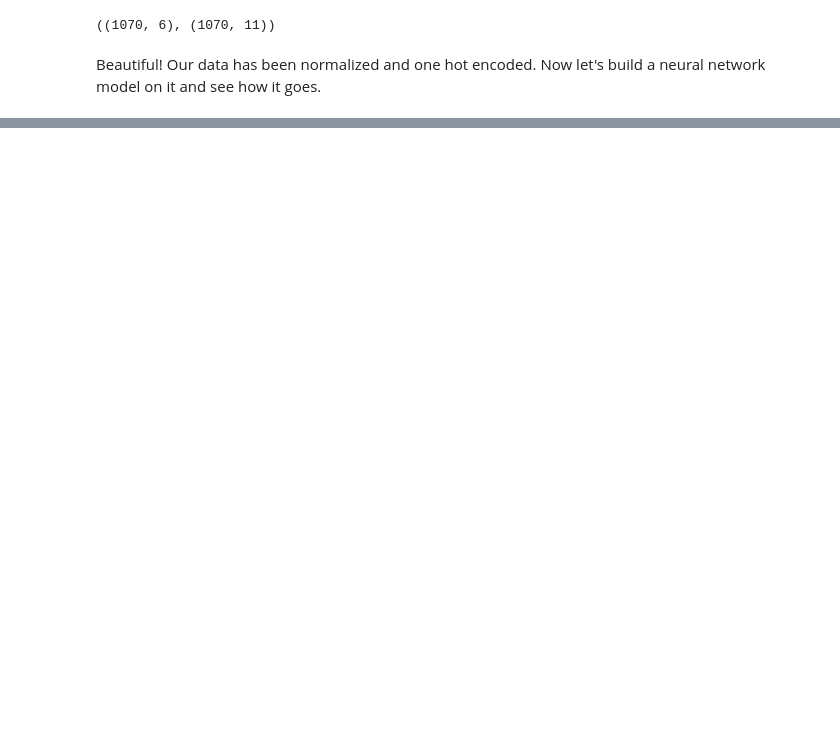
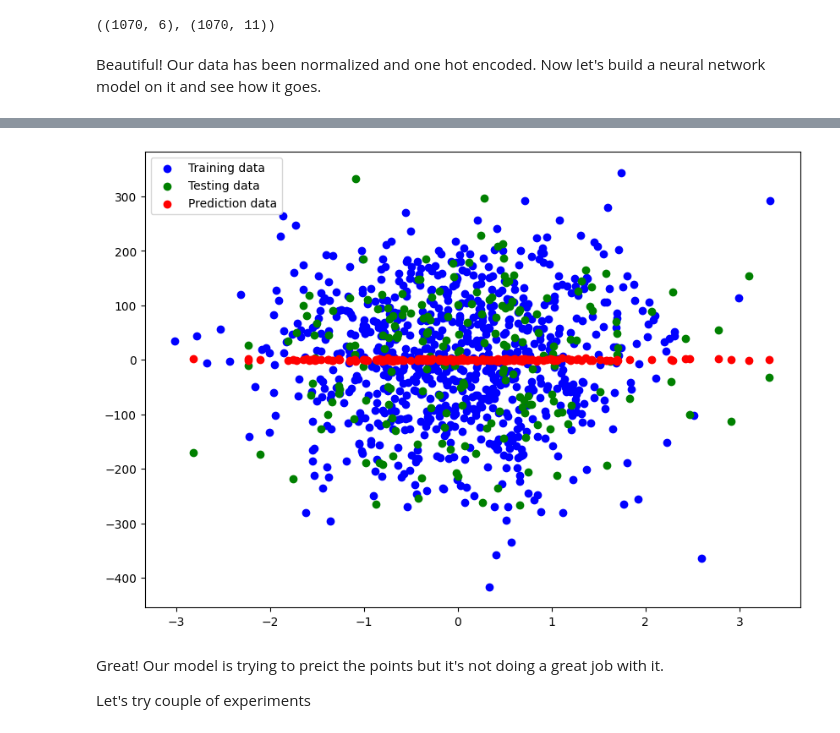
Before and after one commit to Hardtophead/Learn_DL_With_Tensorflow, a Jupyter notebook: 01_neural_network_regression_in_tensorflow_video.ipynb, the cells around one changed output, grey strips where cells are left out. Saved outputs shown, nothing was run; the diff lists cells and outputs as text; code cells hidden in the pictures; blank space fills up the shorter version.

```diff
--- a/01_neural_network_regression_in_tensorflow_video.ipynb
+++ b/01_neural_network_regression_in_tensorflow_video.ipynb
@@ -1456,0 +1557,9 @@ Name: count, dtype: int64
+# %%
+# Splitting the data into train and test splits
+from sklearn.model_selection import train_test_split
+
+X_train, X_test, y_train, y_test = train_test_split(X, y,
+                                                    test_size=0.2)
+
+# Checkking the shapes of our splitted data
+X_train.shape, y_train.shape, X_test.shape, y_test.shape
@@ -1456,0 +1568,18 @@ Name: count, dtype: int64
+# %%
+# Let's build the model from scratch
+tf.random.set_seed(42)
+
+# Model 1 with one layer and fewer units
+model_1 = tf.keras.Sequential([
+    tf.keras.layers.Dense(1)
+])
+
+# Compile the model
+model_1.compile(
+    loss=tf.keras.losses.mae,
+    optimizer=tf.keras.optimizers.Adam(),
+    metrics=['mae']
+)
+
+# Fit the model only our training data
+model.fit(X_train, y_train, epochs=100)
@@ -1456,0 +1611,4 @@ Name: count, dtype: int64
+# %%
+# Getting the prediction of our model
+y_preds_1 = model_1.predict(X_test)
+y_preds_1
@@ -1456,0 +1634,15 @@ Name: count, dtype: int64
+# %%
+# Plotting our predictions with our target
+plot_prediction(
+    train_data=X_train[:, 0],
+    train_labels=y_train,
+    test_data=X_test[:, 0],
+    test_labels=y_test,
+    predictions=y_preds_1
+)
+# %% [output]
+[figure, added]
+# %% [markdown]
+Great! Our model is trying to preict the points but it's not doing a great job with it.
+
+Let's try couple of experiments
```
Also changed, not shown: parts of 82 cells of this notebook, 3 other files.
